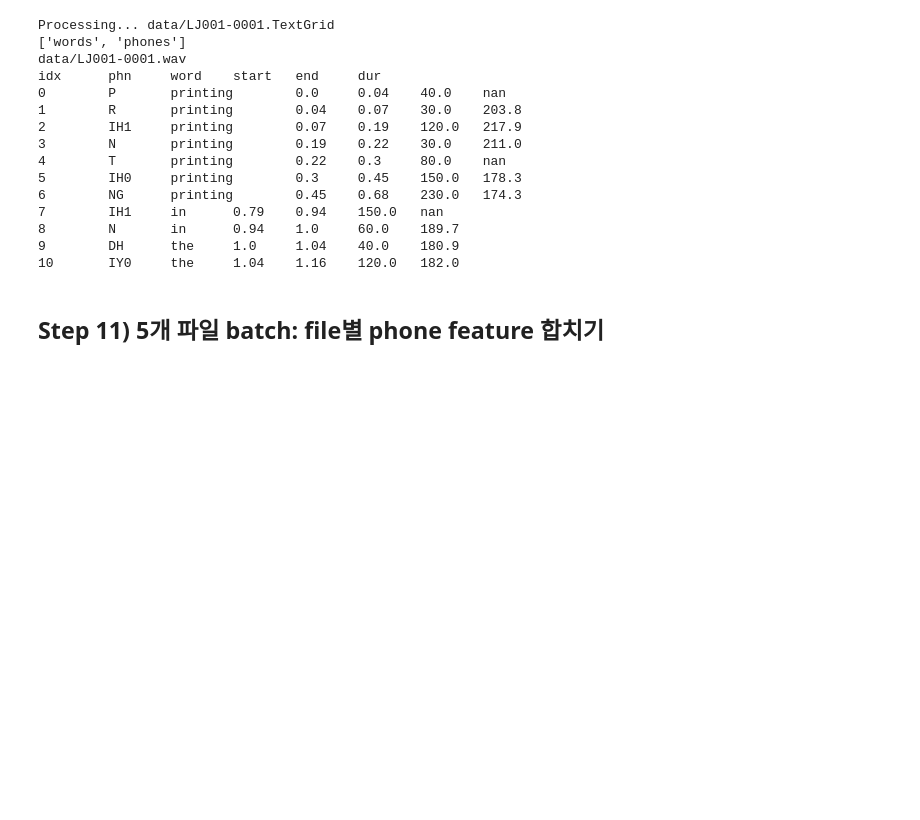
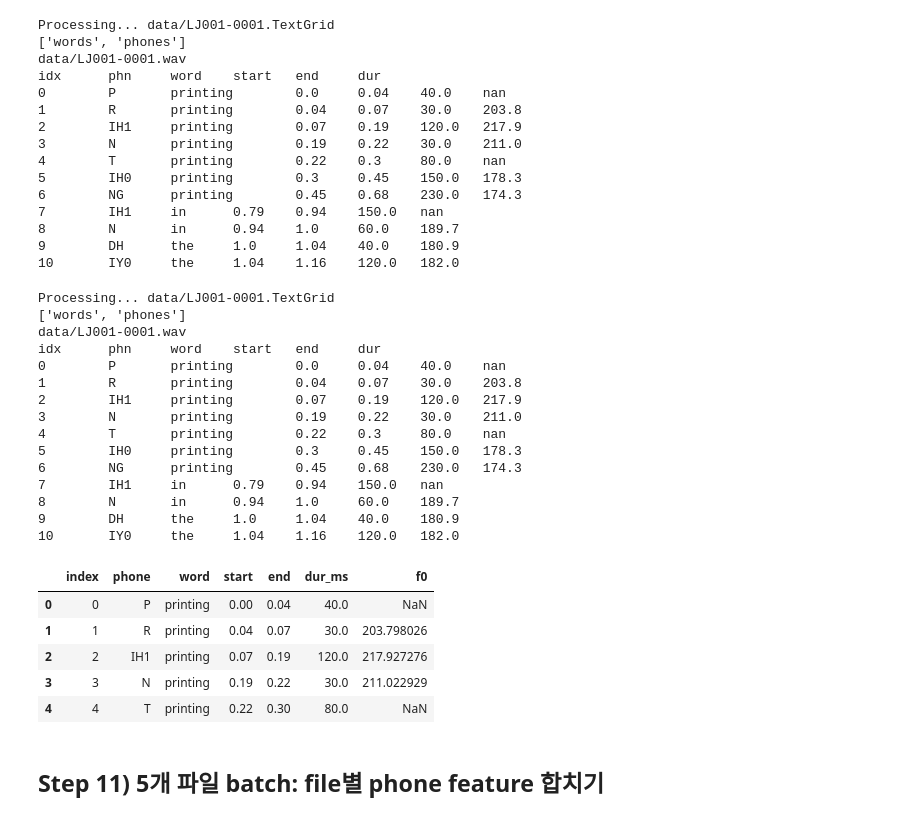
Before and after one commit to exphon/exphon2026, a Jupyter notebook: Parselmouth_Tutorial_Part_II.ipynb, the cells around one changed output. Cells and saved outputs as stored; diff of their text form; code cells hidden in the pictures; blank space fills up the shorter version.

```diff
--- a/Parselmouth_Tutorial_Part_II.ipynb
+++ b/Parselmouth_Tutorial_Part_II.ipynb
@@ -202,6 +202,7 @@ idx      phn     word    start   end     dur
 import parselmouth
 from parselmouth.praat import call
 import glob, re, tgt
+import pandas as pd
 
 # 파일 하나만
 for tg_file in glob.glob("data/*1.TextGrid"):
@@ -216,33 +217,60 @@ for tg_file in glob.glob("data/*1.TextGrid"):
 
     phn_tier = tg.get_tier_by_name('phones')
     wrd_tier = tg.get_tier_by_name('words')
 
     overlap_tier = tgt.util.get_overlapping_intervals(phn_tier, wrd_tier)
 
     # Parselmouth에서 Praat을 통제하여 음성 자질 추출하기
     wave_full_name = str(dir_name[0]) + '/' + wav_name
     sound = parselmouth.Sound(wave_full_name)
 
     pitchobj = call(sound, "To Pitch", 0.01, 75, 300)
 
     print(wave_full_name)
+    rows = []
     print('idx','\t','phn','\t','word','\t','start','\t','end','\t','dur')
     for i, t in enumerate(overlap_tier):
         # 처음 10개만
         if i > 10: break
         texts = t.text.split("+")
         phone = texts[0]
         word = texts[1]
         duration = (t.end_time-t.start_time)*1000  # milliseconds
         mid_time = t.start_time + (t.end_time - t.start_time)/2
 
         pitchvalue = call(pitchobj, "Get value at time", mid_time, "Hertz", "Linear")
 
         print(f"{i}",'\t',f"{phone}",'\t',f"{word}",'\t',f"{t.start_time}",'\t',f"{t.end_time}",'\t',f"{duration:.1f}",'\t',f"{pitchvalue:.1f}")
+        rows.append([i, phone, word, t.start_time, t.end_time, duration, pitchvalue])
+
+df = pd.DataFrame(rows, columns=['index','phone','word', 'start', 'end','dur_ms','f0'])
+df.head()
         #print(t.end_time)
 
         #print(texts[0])
         #print(texts[1])
+# %% [output]
+Processing... data/LJ001-0001.TextGrid
+['words', 'phones']
+data/LJ001-0001.wav
+idx      phn     word    start   end     dur
+0        P       printing        0.0     0.04    40.0    nan
+1        R       printing        0.04    0.07    30.0    203.8
+2        IH1     printing        0.07    0.19    120.0   217.9
+3        N       printing        0.19    0.22    30.0    211.0
+4        T       printing        0.22    0.3     80.0    nan
+5        IH0     printing        0.3     0.45    150.0   178.3
+6        NG      printing        0.45    0.68    230.0   174.3
+7        IH1     in      0.79    0.94    150.0   nan
+8        N       in      0.94    1.0     60.0    189.7
+9        DH      the     1.0     1.04    40.0    180.9
+10       IY0     the     1.04    1.16    120.0   182.0
+|  | index | phone | word | start | end | dur_ms | f0 |
+| 0 | 0 | P | printing | 0.00 | 0.04 | 40.0 | NaN |
+| 1 | 1 | R | printing | 0.04 | 0.07 | 30.0 | 203.798026 |
+| 2 | 2 | IH1 | printing | 0.07 | 0.19 | 120.0 | 217.927276 |
+| 3 | 3 | N | printing | 0.19 | 0.22 | 30.0 | 211.022929 |
+| 4 | 4 | T | printing | 0.22 | 0.30 | 80.0 | NaN |
 # %% [markdown]
 ## Step 11) 5개 파일 batch: file별 phone feature 합치기
 # %%
```
